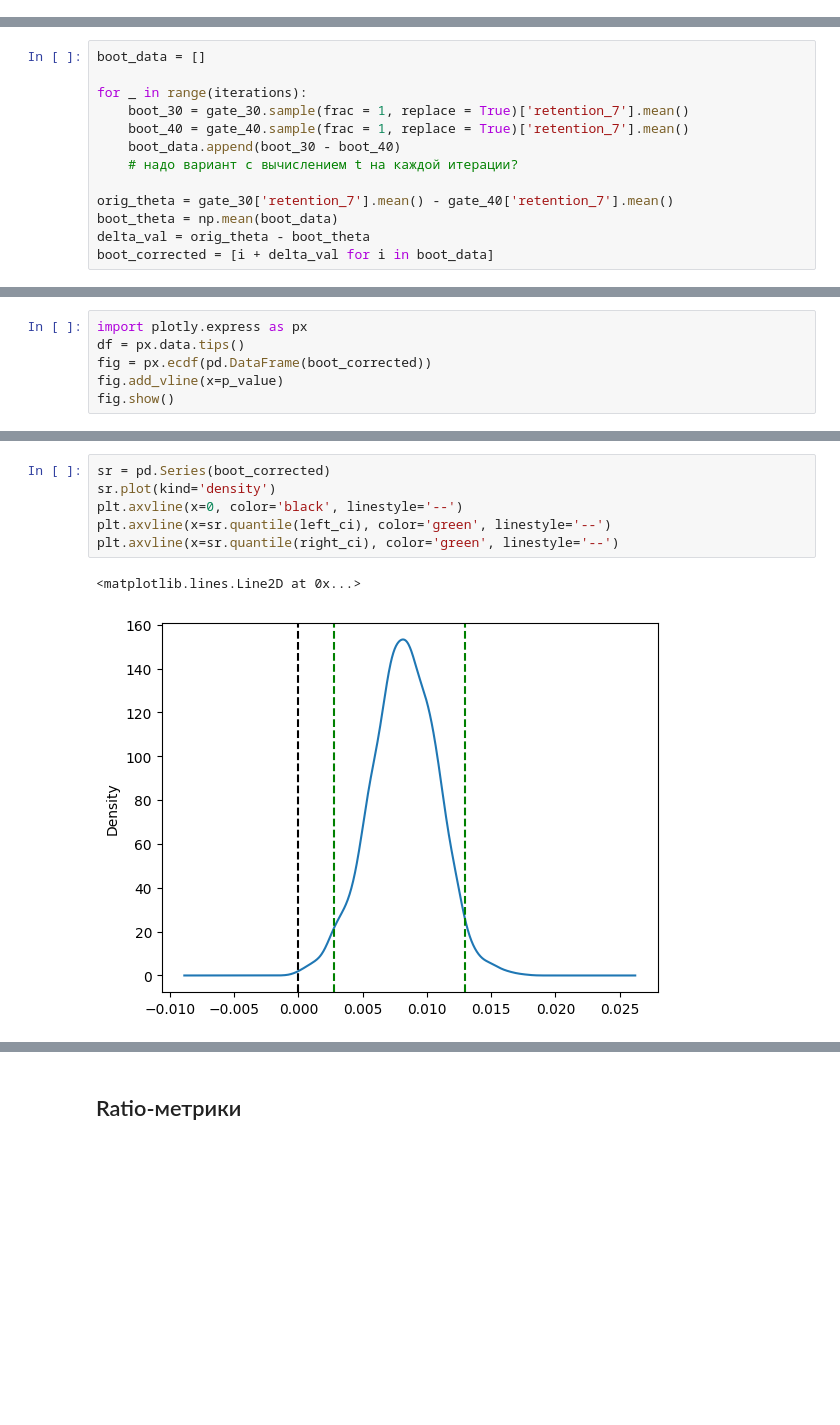
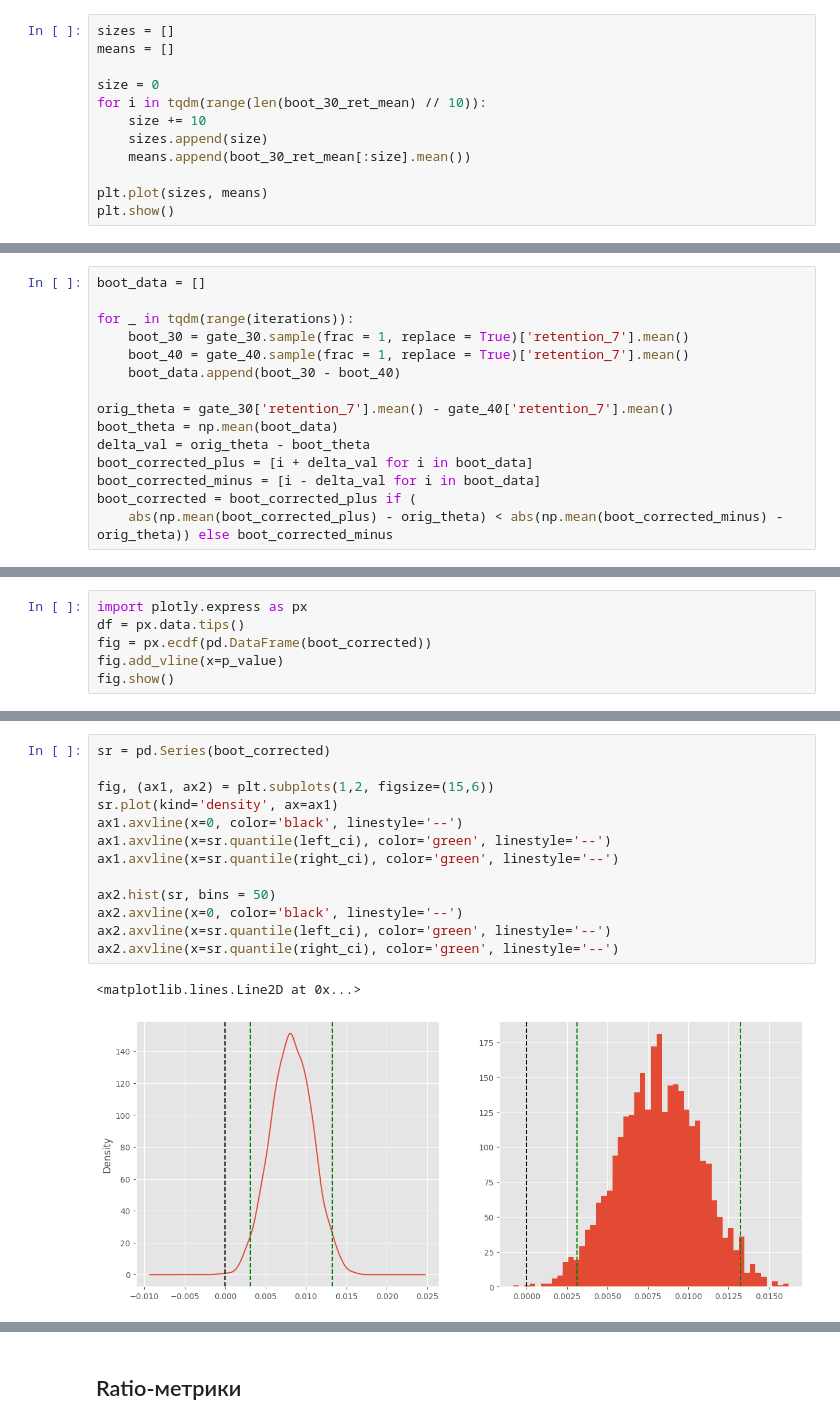
Before and after one commit to AlexJackalope/A-B-testing, a Jupyter notebook: 3-Bootstrapping-Ratio-Delta/classwork.ipynb, the cells around one changed output, grey strips where cells are left out. Cells and saved outputs as stored; diff of their text form; blank space fills up the shorter version.

```diff
--- a/3-Bootstrapping-Ratio-Delta/classwork.ipynb
+++ b/3-Bootstrapping-Ratio-Delta/classwork.ipynb
@@ -91,0 +107,12 @@ pd.DataFrame(np.array(boot).T, columns=sizes, index=['retention_7_boot_mean', 'r
+# %%
+sizes = []
+means = []
+
+size = 0
+for i in tqdm(range(len(boot_30_ret_mean) // 10)):
+    size += 10
+    sizes.append(size)
+    means.append(boot_30_ret_mean[:size].mean())
+
+plt.plot(sizes, means)
+plt.show()
@@ -125,16 +188,18 @@ pd.DataFrame(boot_corrected, columns=['corrected']).merge(boot_30_median, left_i
 # %%
 boot_data = []
 
-for _ in range(iterations):
+for _ in tqdm(range(iterations)):
     boot_30 = gate_30.sample(frac = 1, replace = True)['retention_7'].mean()
     boot_40 = gate_40.sample(frac = 1, replace = True)['retention_7'].mean()
     boot_data.append(boot_30 - boot_40)
-    # надо вариант с вычислением t на каждой итерации?
 
 orig_theta = gate_30['retention_7'].mean() - gate_40['retention_7'].mean()
 boot_theta = np.mean(boot_data)
 delta_val = orig_theta - boot_theta
-boot_corrected = [i + delta_val for i in boot_data]
+boot_corrected_plus = [i + delta_val for i in boot_data]
+boot_corrected_minus = [i - delta_val for i in boot_data]
+boot_corrected = boot_corrected_plus if (
+    abs(np.mean(boot_corrected_plus) - orig_theta) < abs(np.mean(boot_corrected_minus) - orig_theta)) else boot_corrected_minus
 # %%
 np.mean(boot_corrected), orig_theta
 # %% [output]
@@ -167,9 +234,16 @@ fig.show()
 # %%
 sr = pd.Series(boot_corrected)
-sr.plot(kind='density')
-plt.axvline(x=0, color='black', linestyle='--')
-plt.axvline(x=sr.quantile(left_ci), color='green', linestyle='--')
-plt.axvline(x=sr.quantile(right_ci), color='green', linestyle='--')
+
+fig, (ax1, ax2) = plt.subplots(1,2, figsize=(15,6))
+sr.plot(kind='density', ax=ax1)
+ax1.axvline(x=0, color='black', linestyle='--')
+ax1.axvline(x=sr.quantile(left_ci), color='green', linestyle='--')
+ax1.axvline(x=sr.quantile(right_ci), color='green', linestyle='--')
+
+ax2.hist(sr, bins = 50)
+ax2.axvline(x=0, color='black', linestyle='--')
+ax2.axvline(x=sr.quantile(left_ci), color='green', linestyle='--')
+ax2.axvline(x=sr.quantile(right_ci), color='green', linestyle='--')
 # %% [output]
 <matplotlib.lines.Line2D at 0x...>
-[figure, old version]
+[figure, new version]
```
Also changed, not shown: parts of 49 cells of this notebook, 1 other file.
